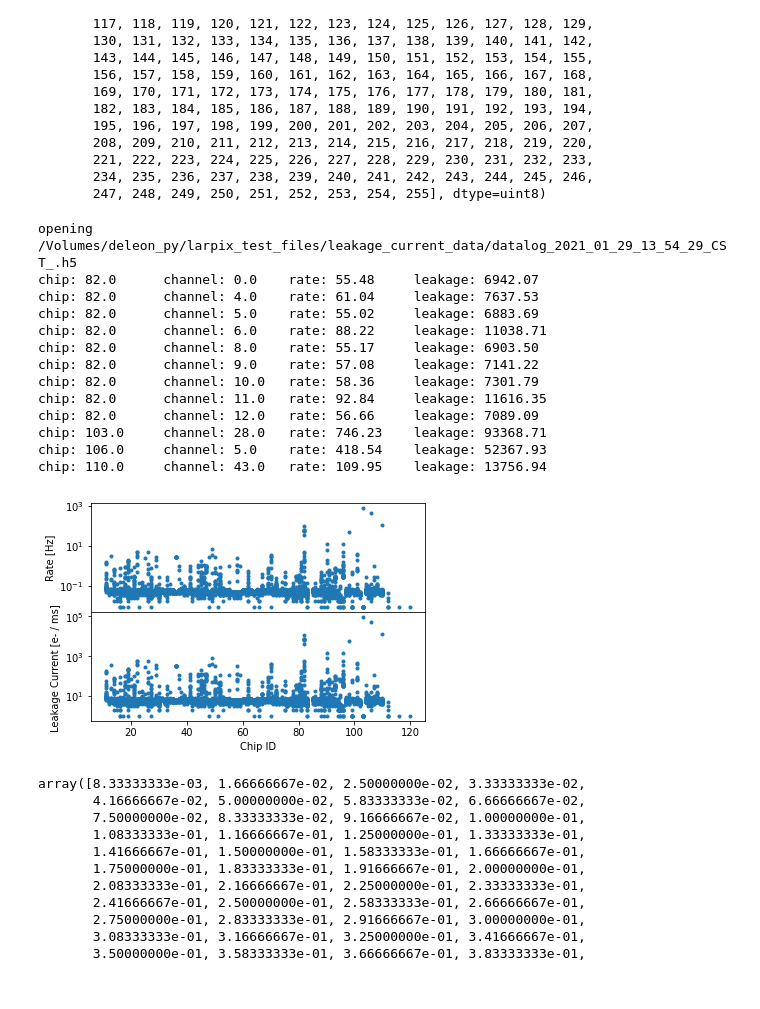
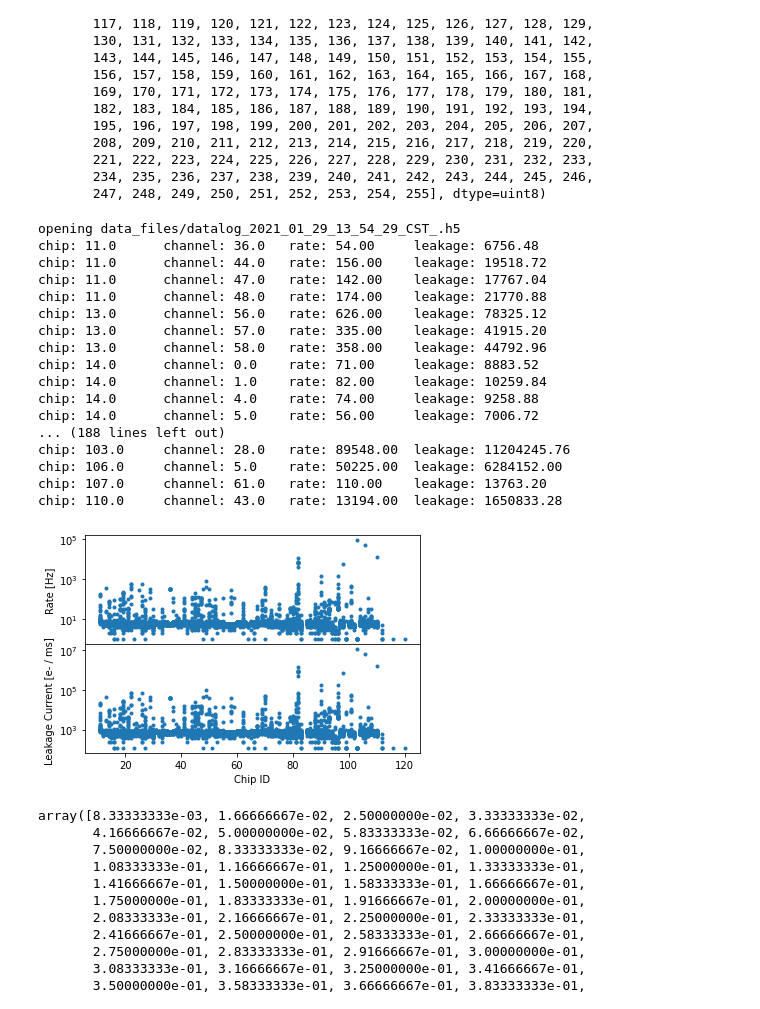
Before and after one commit to Troubleshooting-LArPix/UTA_plotting_scripts, a Jupyter notebook: UTA_leakage_current_10x10.ipynb, the cells around one changed output. Saved outputs shown, nothing was run; the diff lists cells and outputs as text; code cells hidden in the pictures.

Commit message:
new plots 02-05-2021

```diff
--- a/UTA_leakage_current_10x10.ipynb
+++ b/UTA_leakage_current_10x10.ipynb
@@ -88,7 +88,7 @@ import time
 
 threshold = 128
 gain = 4 # mV /ke-
-runtime = 120
+runtime = 1
 lsb = 3.91
 #vref = 1.546 V
 #vcm = 544 mV
@@ -145,47 +145,51 @@ def main():
     io_channel = good_data['io_channel'].astype(np.uint64)
     chip_id = good_data['chip_id'].astype(np.uint64)
     channel_id = good_data['channel_id'].astype(np.uint64)
     unique_channels = set(unique_channel_id(io_group, io_channel, chip_id, channel_id))
 
     data = dict()
     for channel in sorted(unique_channels):
         channel_mask = unique_channel_id(io_group, io_channel, chip_id, channel_id) == channel
         timestamp = good_data[channel_mask]['timestamp']
         adc = good_data[channel_mask]['dataword']
         rate_i = len(adc) / runtime
 
         data[channel] = dict(
             channel_mask = channel_mask,
             timestamp = timestamp,
             adc = adc,
             rate = rate_i,
             leakage = (rate_i) * threshold * lsb * (1000 / gain) / 1000 # e- / ms
             )
         leakage_data_arr.append([(channel // 64) % 255, channel % 64, data[channel]['rate'], data[channel]['leakage']])
         if rate_i > 50:
             print('chip: {}\tchannel: {}\trate: {:.02f}\tleakage: {:.02f}'.format((channel // 64) % 255, channel % 64, data[channel]['rate'], data[channel]['leakage']))
     return data
 
 if __name__ == '__main__':
     data = main()
     #print(data)
     plot_summary(data)
     #time.sleep(10)
 # %% [output]
-opening /Volumes/deleon_py/larpix_test_files/leakage_current_data/datalog_2021_01_29_13_54_29_CST_.h5
-chip: 82.0      channel: 0.0    rate: 55.48     leakage: 6942.07
-chip: 82.0      channel: 4.0    rate: 61.04     leakage: 7637.53
-chip: 82.0      channel: 5.0    rate: 55.02     leakage: 6883.69
-chip: 82.0      channel: 6.0    rate: 88.22     leakage: 11038.71
-chip: 82.0      channel: 8.0    rate: 55.17     leakage: 6903.50
-chip: 82.0      channel: 9.0    rate: 57.08     leakage: 7141.22
-chip: 82.0      channel: 10.0   rate: 58.36     leakage: 7301.79
-chip: 82.0      channel: 11.0   rate: 92.84     leakage: 11616.35
-chip: 82.0      channel: 12.0   rate: 56.66     leakage: 7089.09
-chip: 103.0     channel: 28.0   rate: 746.23    leakage: 93368.71
-chip: 106.0     channel: 5.0    rate: 418.54    leakage: 52367.93
-chip: 110.0     channel: 43.0   rate: 109.95    leakage: 13756.94
+opening data_files/datalog_2021_01_29_13_54_29_CST_.h5
+chip: 11.0      channel: 36.0   rate: 54.00     leakage: 6756.48
+chip: 11.0      channel: 44.0   rate: 156.00    leakage: 19518.72
+chip: 11.0      channel: 47.0   rate: 142.00    leakage: 17767.04
+chip: 11.0      channel: 48.0   rate: 174.00    leakage: 21770.88
+chip: 13.0      channel: 56.0   rate: 626.00    leakage: 78325.12
+chip: 13.0      channel: 57.0   rate: 335.00    leakage: 41915.20
+chip: 13.0      channel: 58.0   rate: 358.00    leakage: 44792.96
+chip: 14.0      channel: 0.0    rate: 71.00     leakage: 8883.52
+chip: 14.0      channel: 1.0    rate: 82.00     leakage: 10259.84
+chip: 14.0      channel: 4.0    rate: 74.00     leakage: 9258.88
+chip: 14.0      channel: 5.0    rate: 56.00     leakage: 7006.72
+... (188 lines left out)
+chip: 103.0     channel: 28.0   rate: 89548.00  leakage: 11204245.76
+chip: 106.0     channel: 5.0    rate: 50225.00  leakage: 6284152.00
+chip: 107.0     channel: 61.0   rate: 110.00    leakage: 13763.20
+chip: 110.0     channel: 43.0   rate: 13194.00  leakage: 1650833.28
-[figure, old version]
+[figure, new version]
 # %%
 leakage_data_arr = np.array(leakage_data_arr)
 leakage_data_arr
```
Also changed, not shown: 3 other files.
